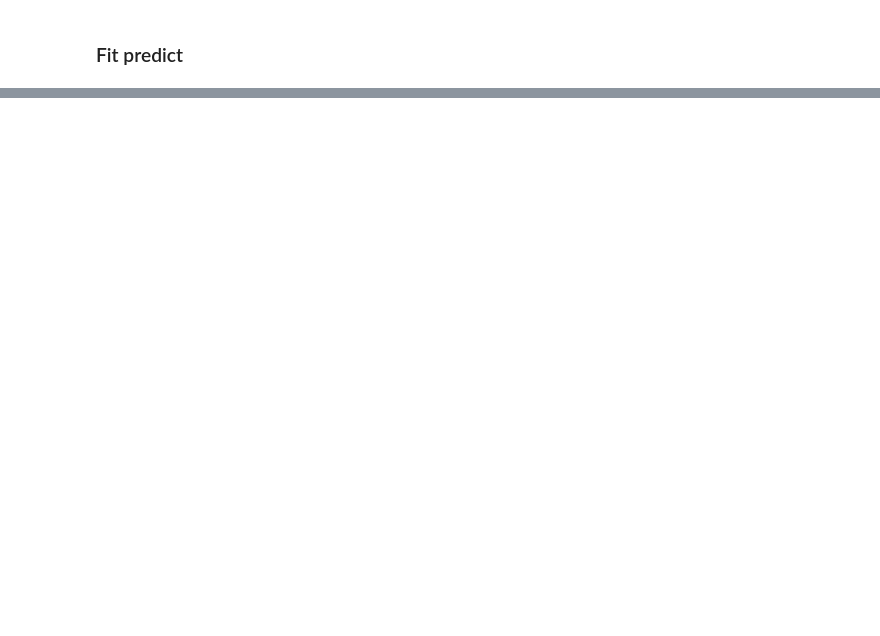
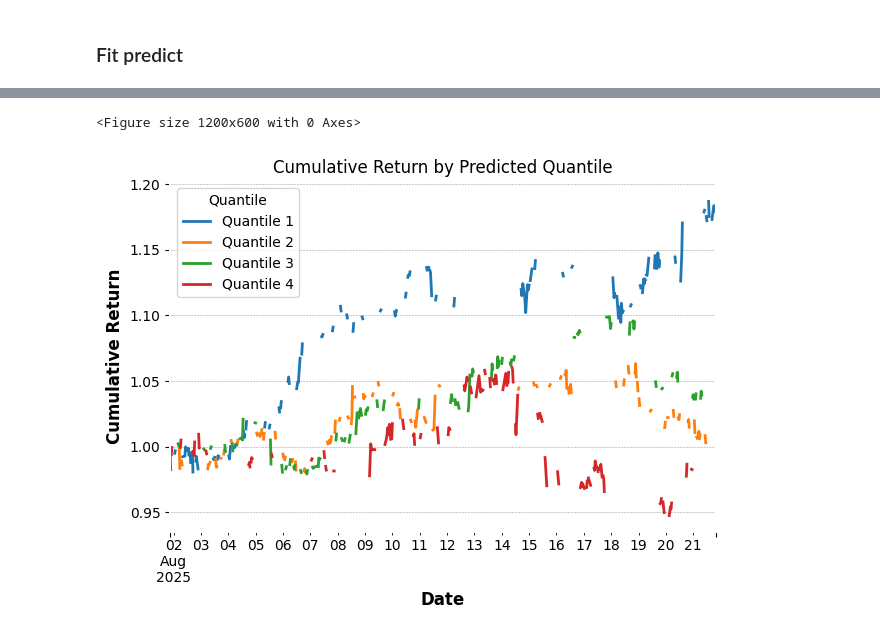
Before and after one commit to lansetaowa/ml-trading-signal, a Jupyter notebook: notebooks/rf-reg_pipeline.ipynb, the cells around one changed output, grey strips where cells are left out. Saved outputs shown, nothing was run; the diff lists cells and outputs as text; code cells hidden in the pictures; blank space fills up the shorter version.

```diff
--- a/notebooks/rf-reg_pipeline.ipynb
+++ b/notebooks/rf-reg_pipeline.ipynb
@@ -49,0 +117,5 @@ pred_df = pd.read_sql_query(
+# %%
+model_start_date = (datetime.utcnow() - START_DELTA).strftime('%Y-%m-%d %H:%M:%S')
+print(model_start_date)
+
+df_price = load_multi_symbol_data(handler=handler, symbols=load_symbols, interval=INTERVAL, start_str=model_start_date)
@@ -62,0 +259,5 @@ pred_df = train_and_predict(df_processed, cv = tscv)
+# %%
+reg_eval.plot_cumulative_returns_by_quantile(pred_df=pred_df, n_bins=4)
+# %% [output]
+<Figure size 1200x600 with 0 Axes>
+[figure, added]
```
Also changed, not shown: parts of 42 cells of this notebook, 13 other files.
